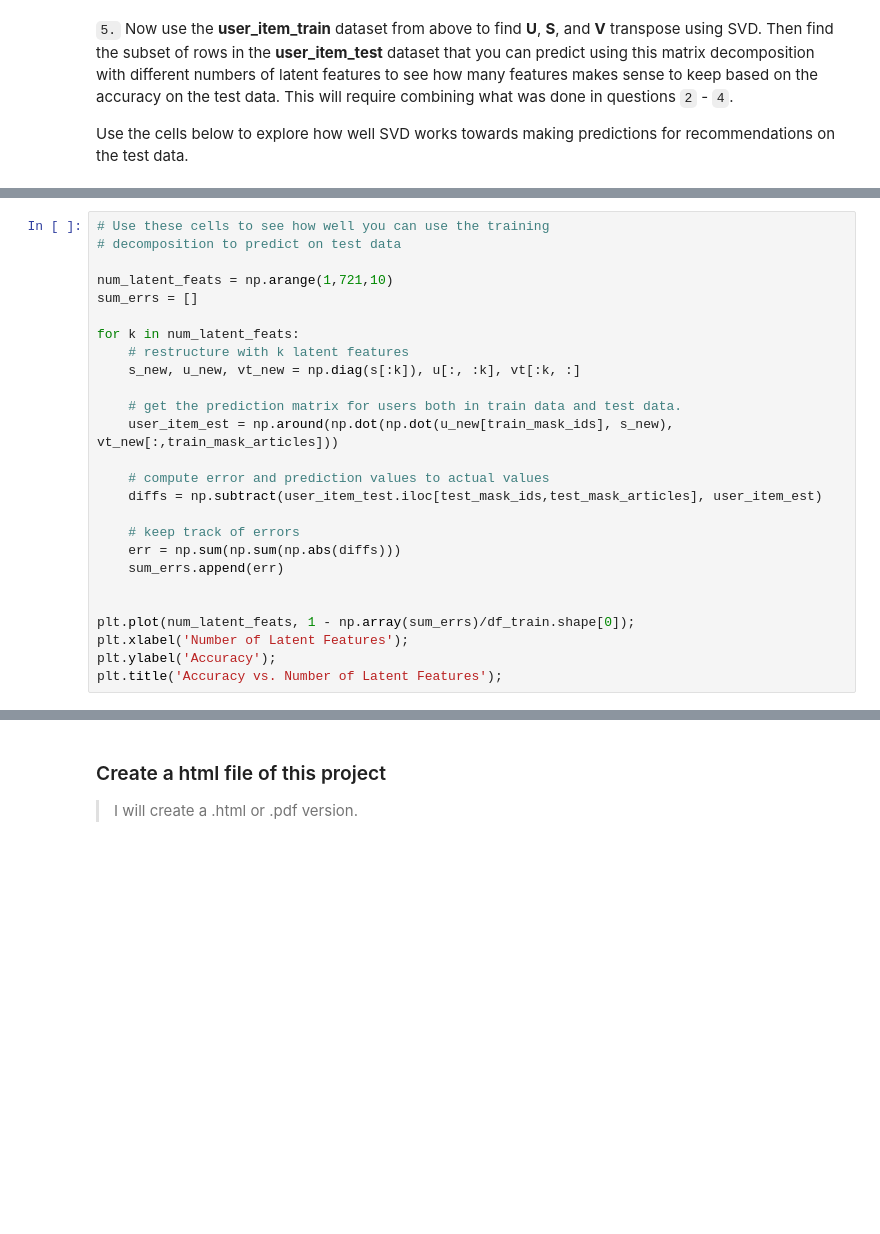
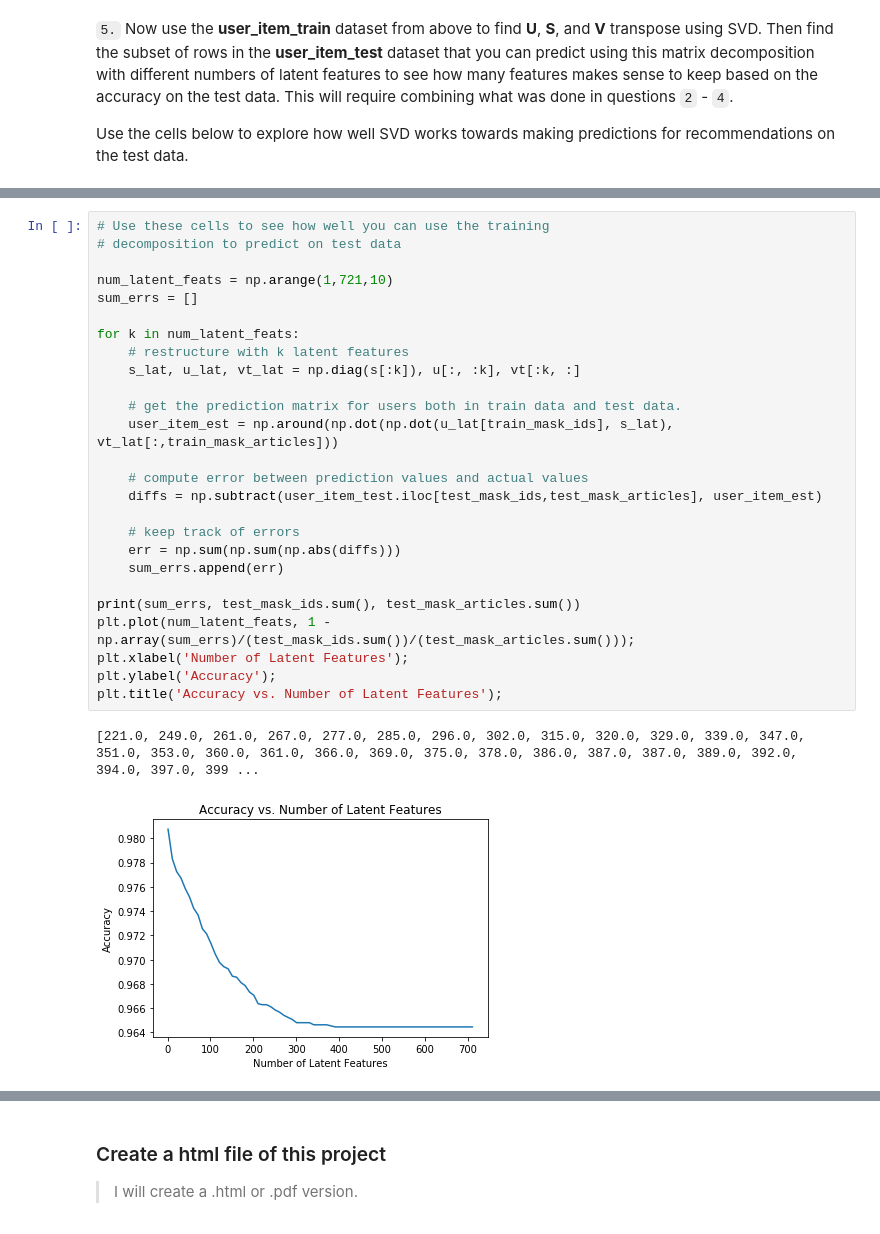
Before and after one commit to kudojp/IBMRecommendationEngine, a Jupyter notebook: Recommendations_with_IBM.ipynb, the cells around one changed output, grey strips where cells are left out. Cells and saved outputs as stored; diff of their text form; blank space fills up the shorter version.

```diff
--- a/Recommendations_with_IBM.ipynb
+++ b/Recommendations_with_IBM.ipynb
@@ -1111,27 +1149,30 @@ user_item_test.loc[test_mask_ids,test_mask_articles]
 # %%
 # Use these cells to see how well you can use the training
 # decomposition to predict on test data
 
 num_latent_feats = np.arange(1,721,10)
 sum_errs = []
 
 for k in num_latent_feats:
     # restructure with k latent features
-    s_new, u_new, vt_new = np.diag(s[:k]), u[:, :k], vt[:k, :]
+    s_lat, u_lat, vt_lat = np.diag(s[:k]), u[:, :k], vt[:k, :]
 
     # get the prediction matrix for users both in train data and test data.
-    user_item_est = np.around(np.dot(np.dot(u_new[train_mask_ids], s_new), vt_new[:,train_mask_articles]))
+    user_item_est = np.around(np.dot(np.dot(u_lat[train_mask_ids], s_lat), vt_lat[:,train_mask_articles]))
 
-    # compute error and prediction values to actual values
+    # compute error between prediction values and actual values
     diffs = np.subtract(user_item_test.iloc[test_mask_ids,test_mask_articles], user_item_est)
 
     # keep track of errors
     err = np.sum(np.sum(np.abs(diffs)))
     sum_errs.append(err)
 
-
-plt.plot(num_latent_feats, 1 - np.array(sum_errs)/df_train.shape[0]);
+print(sum_errs, test_mask_ids.sum(), test_mask_articles.sum())
+plt.plot(num_latent_feats, 1 - np.array(sum_errs)/(test_mask_ids.sum())/(test_mask_articles.sum()));
 plt.xlabel('Number of Latent Features');
 plt.ylabel('Accuracy');
 plt.title('Accuracy vs. Number of Latent Features');
+# %% [output]
+[221.0, 249.0, 261.0, 267.0, 277.0, 285.0, 296.0, 302.0, 315.0, 320.0, 329.0, 339.0, 347.0, 351.0, 353.0, 360.0, 361.0, 366.0, 369.0, 375.0, 378.0, 386.0, 387.0, 387.0, 389.0, 392.0, 394.0, 397.0, 399 ...
+[figure, added]
 # %% [markdown]
```
Also changed, not shown: parts of 19 cells of this notebook, 1 other file.
